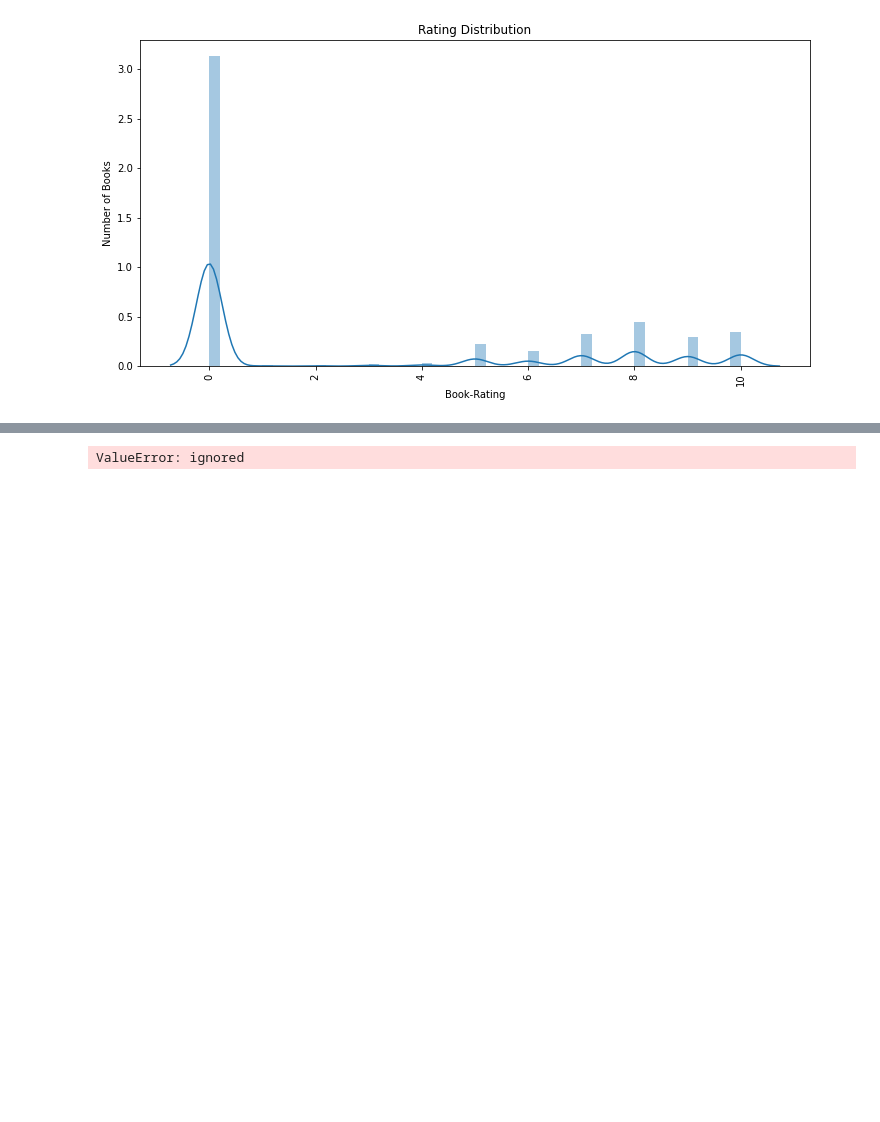
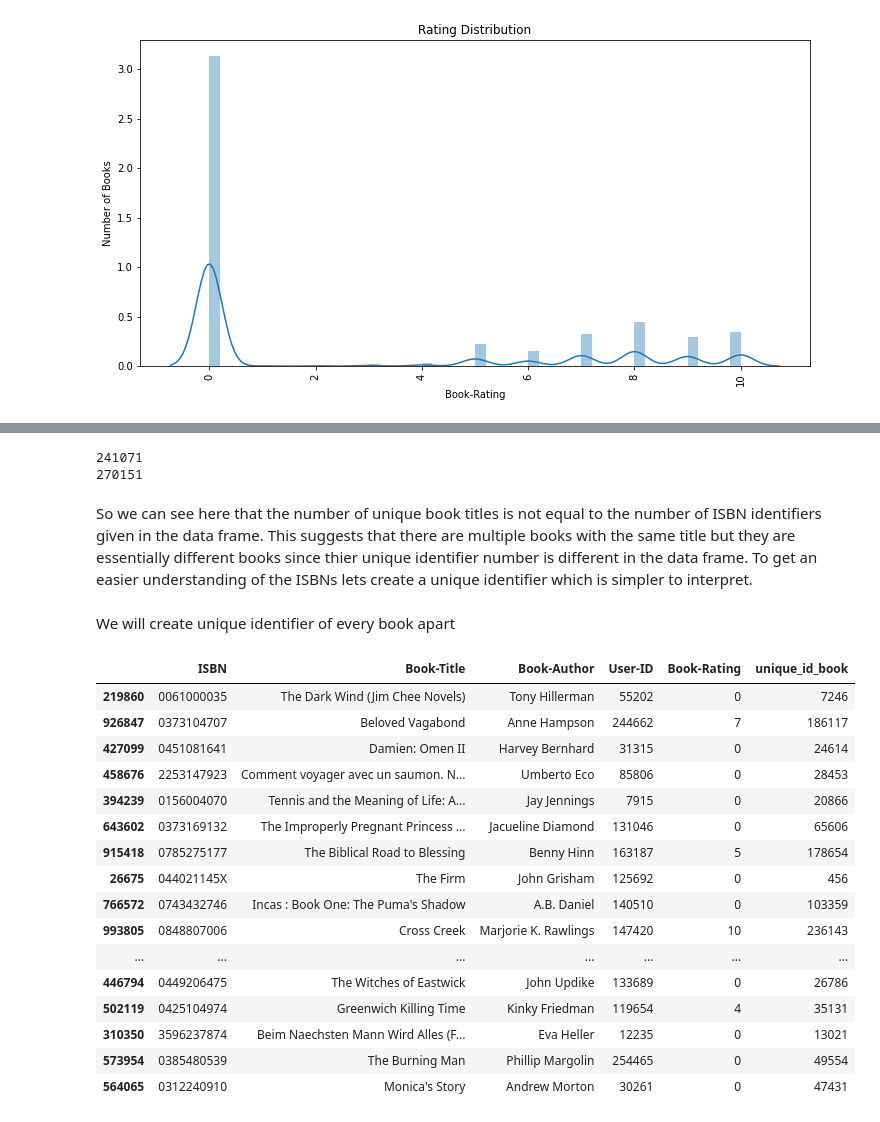
Before and after one commit to Ayushman0Singh/BookRecommendationSystem, a Jupyter notebook: BookRecomendation.ipynb, the cells around one changed output, grey strips where cells are left out. Drawn from its saved outputs; the diff is of its cells as text; code cells hidden in the pictures; blank space fills up the shorter version.

```diff
--- a/BookRecomendation.ipynb
+++ b/BookRecomendation.ipynb
@@ -194,6 +198,37 @@ As we can see there was not much change in the ratings columns which is what we
-# %%
-# creating the user-item interaction matrix and filling the nan values with 0
-users_books_pivot_matrix_df = interactionsdf.pivot(index='User-ID', columns='ISBN', values='Book-Rating').fillna(0)
-users_books_pivot_matrix_df
-# %% [output]
-ValueError: ignored
+# %%
+#checking the number of unique books and thier titles
+print(len(book_user_rating['Book-Title'].unique()))
+print(len(book_user_rating['ISBN'].unique()))
+# %% [output]
+241071
+270151
+# %% [markdown]
+So we can see here that the number of unique book titles is not equal to the number of ISBN identifiers given in the data frame. This suggests that there are multiple books with the same title but they are essentially different books since thier unique identifier number is different in the data frame. To get an easier understanding of the ISBNs lets create a unique identifier which is simpler to interpret.
+# %%
+# creating a new unique identifier for books strarting from 0.
+d ={}
+for i,j in enumerate(book_user_rating.ISBN.unique()):
+    d[j] =i
+book_user_rating['unique_id_book'] = book_user_rating['ISBN'].map(d)
+# %% [markdown]
+We will create unique identifier of every book apart
+# %%
+book_user_rating.sample(20)
+# %% [output]
+|  | ISBN | Book-Title | Book-Author | User-ID | Book-Rating | unique_id_book |
+| 219860 | 0061000035 | The Dark Wind (Jim Chee Novels) | Tony Hillerman | 55202 | 0 | 7246 |
+| 926847 | 0373104707 | Beloved Vagabond | Anne Hampson | 244662 | 7 | 186117 |
+| 427099 | 0451081641 | Damien: Omen II | Harvey Bernhard | 31315 | 0 | 24614 |
+| 458676 | 2253147923 | Comment voyager avec un saumon. N... | Umberto Eco | 85806 | 0 | 28453 |
+| 394239 | 0156004070 | Tennis and the Meaning of Life: A... | Jay Jennings | 7915 | 0 | 20866 |
+| 643602 | 0373169132 | The Improperly Pregnant Princess ... | Jacueline Diamond | 131046 | 0 | 65606 |
+| 915418 | 0785275177 | The Biblical Road to Blessing | Benny Hinn | 163187 | 5 | 178654 |
+| 26675 | 044021145X | The Firm | John Grisham | 125692 | 0 | 456 |
+| 766572 | 0743432746 | Incas : Book One: The Puma's Shadow | A.B. Daniel | 140510 | 0 | 103359 |
+| 993805 | 0848807006 | Cross Creek | Marjorie K. Rawlings | 147420 | 10 | 236143 |
+| ... | ... | ... | ... | ... | ... | ... |
+| 446794 | 0449206475 | The Witches of Eastwick | John Updike | 133689 | 0 | 26786 |
+| 502119 | 0425104974 | Greenwich Killing Time | Kinky Friedman | 119654 | 4 | 35131 |
+| 310350 | 3596237874 | Beim Naechsten Mann Wird Alles (F... | Eva Heller | 12235 | 0 | 13021 |
+| 573954 | 0385480539 | The Burning Man | Phillip Margolin | 254465 | 0 | 49554 |
+| 564065 | 0312240910 | Monica's Story | Andrew Morton | 30261 | 0 | 47431 |
```
Also changed, not shown: parts of 35 cells of this notebook.
